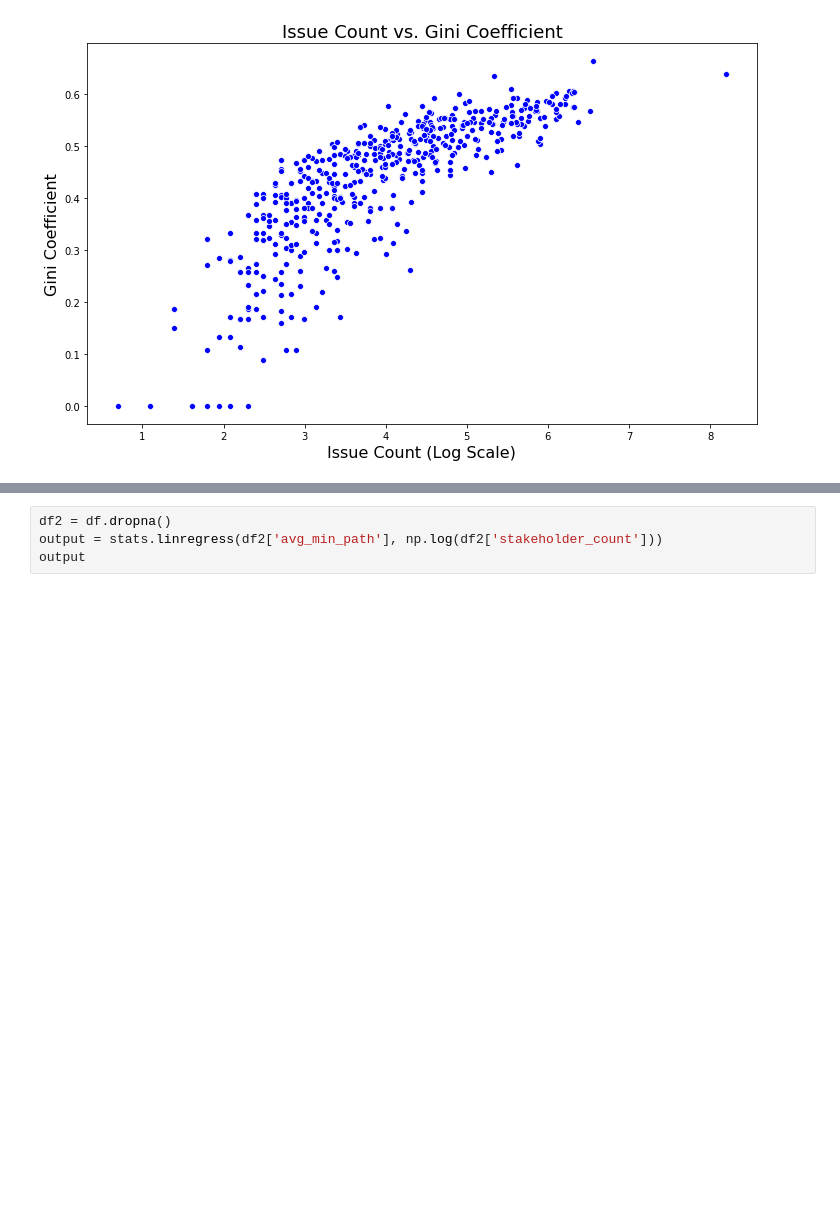
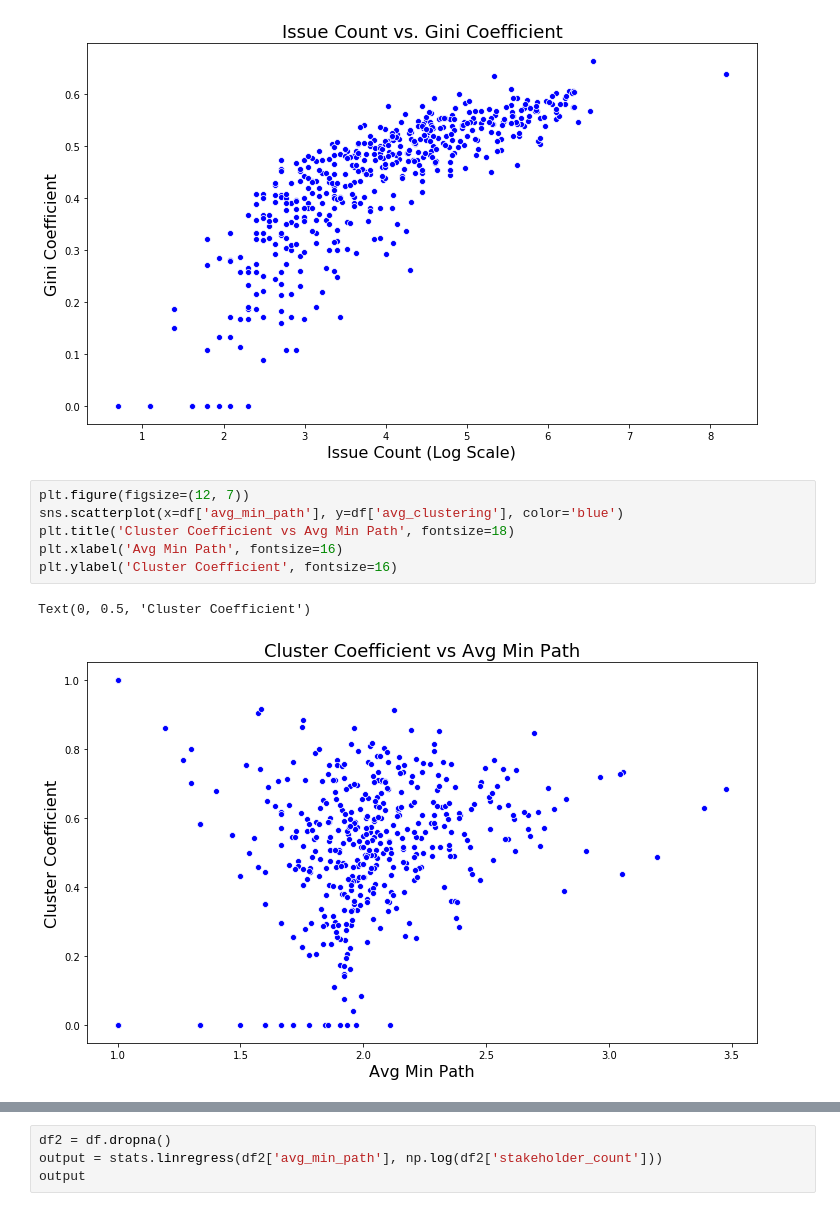
Before and after one commit to MthwRobinson/dissertation-research, a Jupyter notebook: research-notebooks/network-concentration-vs-size.ipynb, the cells around one changed output, grey strips where cells are left out. Drawn from its saved outputs; the diff is of its cells as text; blank space fills up the shorter version.

```diff
--- a/research-notebooks/network-concentration-vs-size.ipynb
+++ b/research-notebooks/network-concentration-vs-size.ipynb
@@ -66,5 +66,14 @@ plt.ylabel('Gini Coefficient', fontsize=16)
 # %% [output]
 Text(0, 0.5, 'Gini Coefficient')
 [figure]
+# %%
+plt.figure(figsize=(12, 7))
+sns.scatterplot(x=df['avg_min_path'], y=df['avg_clustering'], color='blue')
+plt.title('Cluster Coefficient vs Avg Min Path', fontsize=18)
+plt.xlabel('Avg Min Path', fontsize=16)
+plt.ylabel('Cluster Coefficient', fontsize=16)
+# %% [output]
+Text(0, 0.5, 'Cluster Coefficient')
+[figure, added]
 # %%
 plt.figure(figsize=(12, 7))
```
Also changed, not shown: parts of 2 cells of this notebook, 2 other files.
